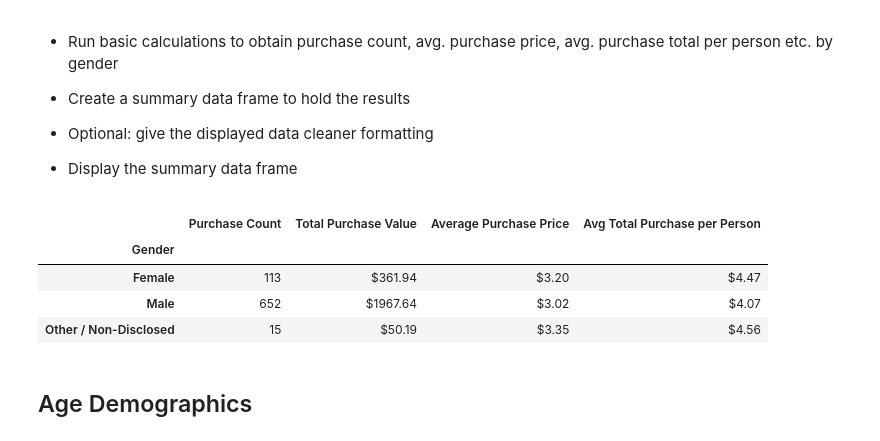
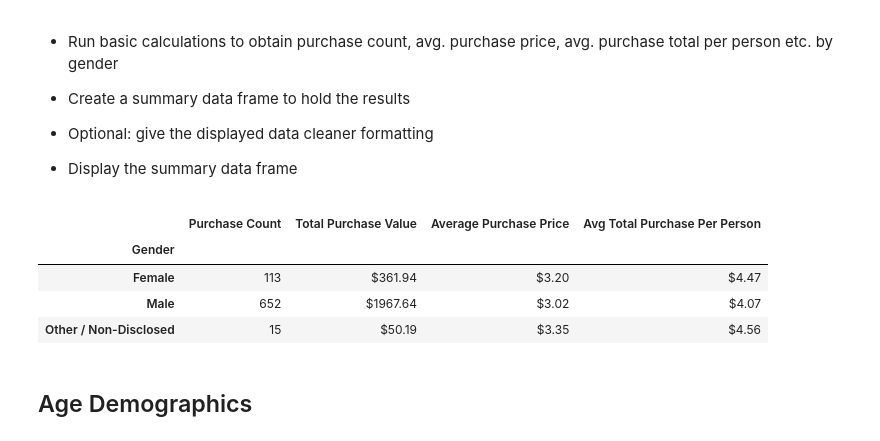
Before and after one commit to YANG007SUN/pandas-challenge, a Jupyter notebook: HeroesOfPymoli/HeroesOfPymoli_starter.ipynb, the cells around one changed output. Cells and saved outputs as stored; diff of their text form; code cells hidden in the pictures.

```diff
--- a/HeroesOfPymoli/HeroesOfPymoli_starter.ipynb
+++ b/HeroesOfPymoli/HeroesOfPymoli_starter.ipynb
@@ -101,19 +108,30 @@ gender_summary
 
 * Display the summary data frame
 # %%
-aggregation = {"Item Name":"count","Price":"sum","SN":"nunique"}
-gender_purchase = purchase_data.groupby("Gender").agg(aggregation).rename(columns= {"Item Name":"Purchase Count",
-                                                                                    "Price":"Total Purchase Value",
-                                                                                    "SN":"total_count"})
-gender_purchase["Average Purchase Price"] = round(gender_purchase["Total Purchase Value"]/gender_purchase["Purchase Count"],2)
-gender_purchase["Avg Total Purchase per Person"] = round(gender_purchase["Total Purchase Value"]/gender_purchase["total_count"],2)
-gender_purchase = gender_purchase.drop("total_count", axis = 1)
 
-# formatting
-gender_purchase.iloc[:,1:4] = gender_purchase.iloc[:,1:4].applymap("${:.2f}".format)
-gender_purchase
+def purchase_by_gender_summary(dataframe) -> pd.core.frame.DataFrame:
+    """pirnt out purchase information by gender in dataframe format
+    """
+
+    aggregation = {"Item Name":"count","Price":"sum","SN":"nunique"}
+    gender_purchase = (dataframe.groupby("Gender").agg(aggregation)
+                       .rename(columns= {"Item Name":"Purchase Count",
+                                         "Price":"Total Purchase Value",
+                                         "SN":"total_count"})
+                       .assign(average_purchase_price = lambda df: df["Total Purchase Value"]/df["Purchase Count"],
+                               avg_total_purchase_per_person = lambda df: df["Total Purchase Value"]/df["total_count"])
+                       .rename(columns = {"average_purchase_price":"Average Purchase Price",
+                                          "avg_total_purchase_per_person":"Avg Total Purchase Per Person"}))
+
+    gender_purchase = gender_purchase.drop("total_count", axis = 1)
+
+    # formatting
+    gender_purchase.iloc[:,1:4] = gender_purchase.iloc[:,1:4].applymap("${:.2f}".format)
+    return gender_purchase
+
+purchase_by_gender_summary(purchase_data)
 # %% [output]
-|  | Purchase Count | Total Purchase Value | Average Purchase Price | Avg Total Purchase per Person |
+|  | Purchase Count | Total Purchase Value | Average Purchase Price | Avg Total Purchase Per Person |
 | Gender |  |  |  |  |
 | Female | 113 | $361.94 | $3.20 | $4.47 |
 | Male | 652 | $1967.64 | $3.02 | $4.07 |
```
Also changed, not shown: parts of 15 cells of this notebook.
